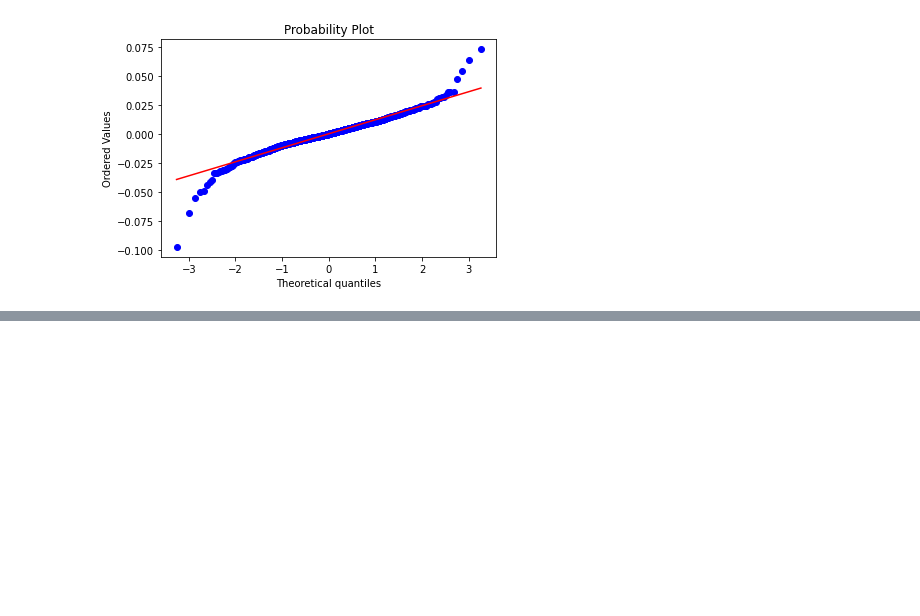
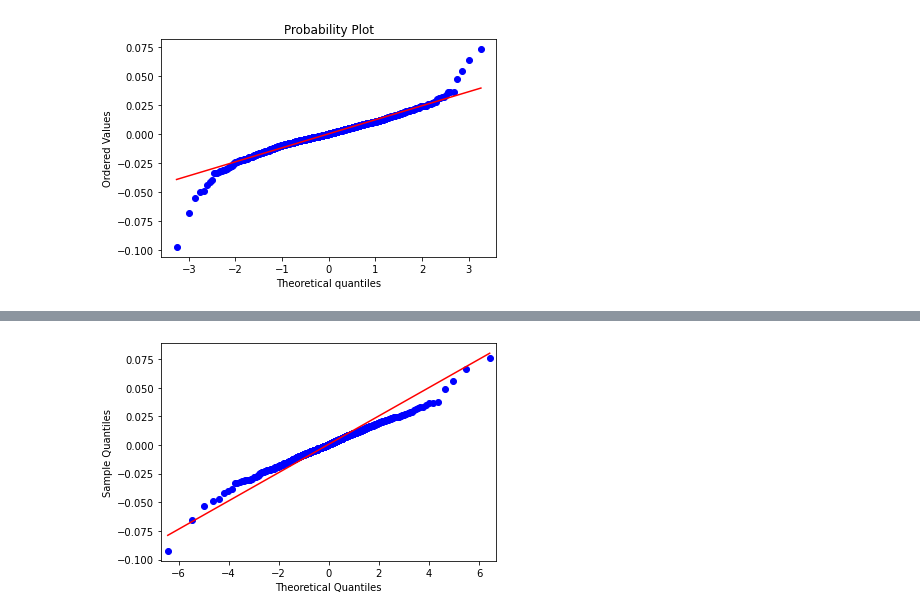
Before and after one commit to tohidabedini/deep-learning-courses, a Jupyter notebook: 04-Udemy - Financial/02-Financial basics/2.11-Financial Data Statistics.ipynb, the cells around one changed output, grey strips where cells are left out. Cells and saved outputs as stored; diff of their text form; code cells hidden in the pictures; blank space fills up the shorter version.

```diff
--- a/04-Udemy - Financial/02-Financial basics/2.11-Financial Data Statistics.ipynb
+++ b/04-Udemy - Financial/02-Financial basics/2.11-Financial Data Statistics.ipynb
@@ -18,6 +18,17 @@ def return_calculator(df,t):
 #     df["return2"] = df["close"].pct_change(t)
     df["log_return"] = np.log(df["return"]+1)
     return df
+
+
+class myt:
+    def __init__(self,df):
+        self.df = df
+
+    def fit(self,x):
+        return t.fit(x)
+
+    def ppf(self, x, loc=0, scale=1):
+        return t.ppf(x, self.df, loc, scale)
 # %% [markdown]
 ### Read data
 # %%
@@ -114,0 +147,4 @@ probplot(sbux['log_return'].dropna(), dist='norm', fit=True, plot=plt);
+# %%
+sm.qqplot(sbux['return'].dropna(), dist=myt(df),line='s');
+# %% [output]
+[figure, added]
```
Also changed, not shown: parts of 21 cells of this notebook.
